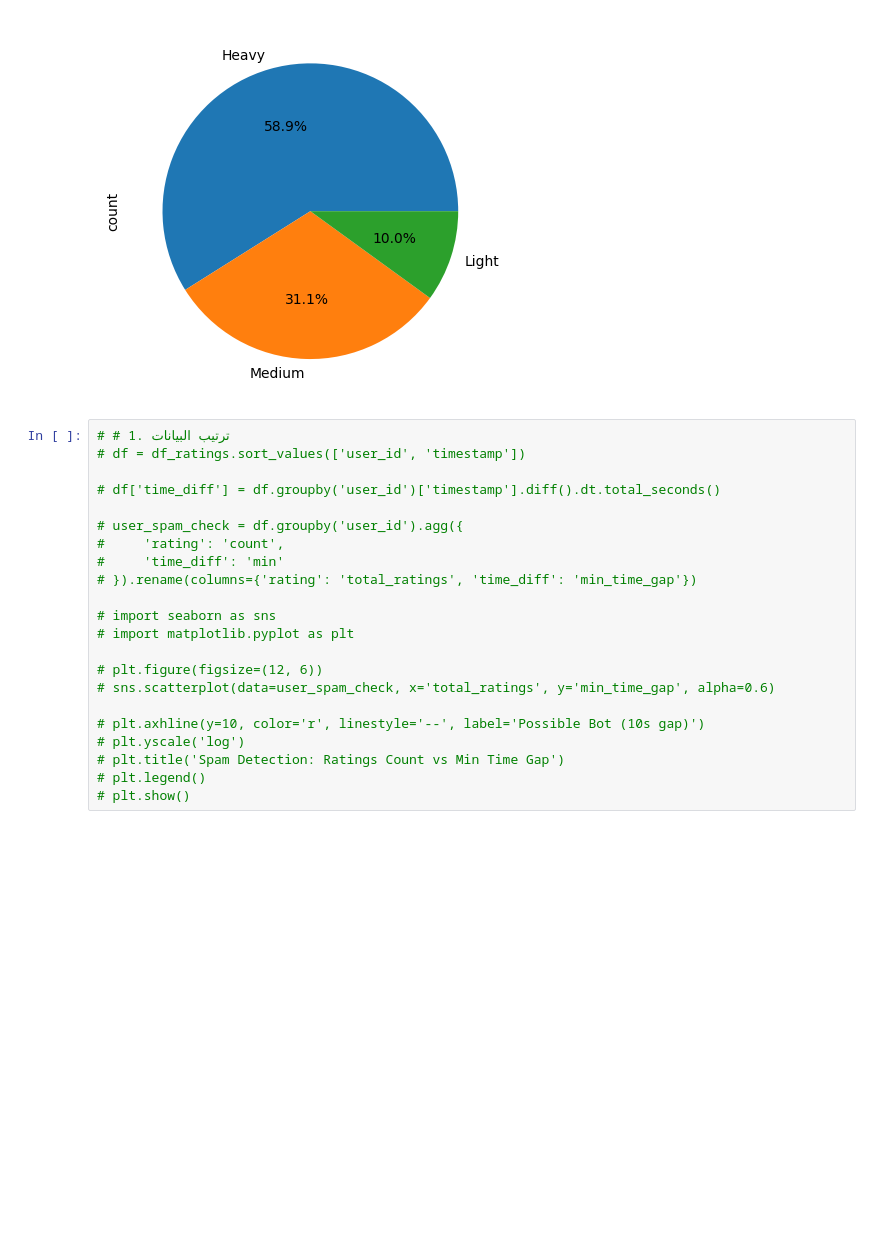
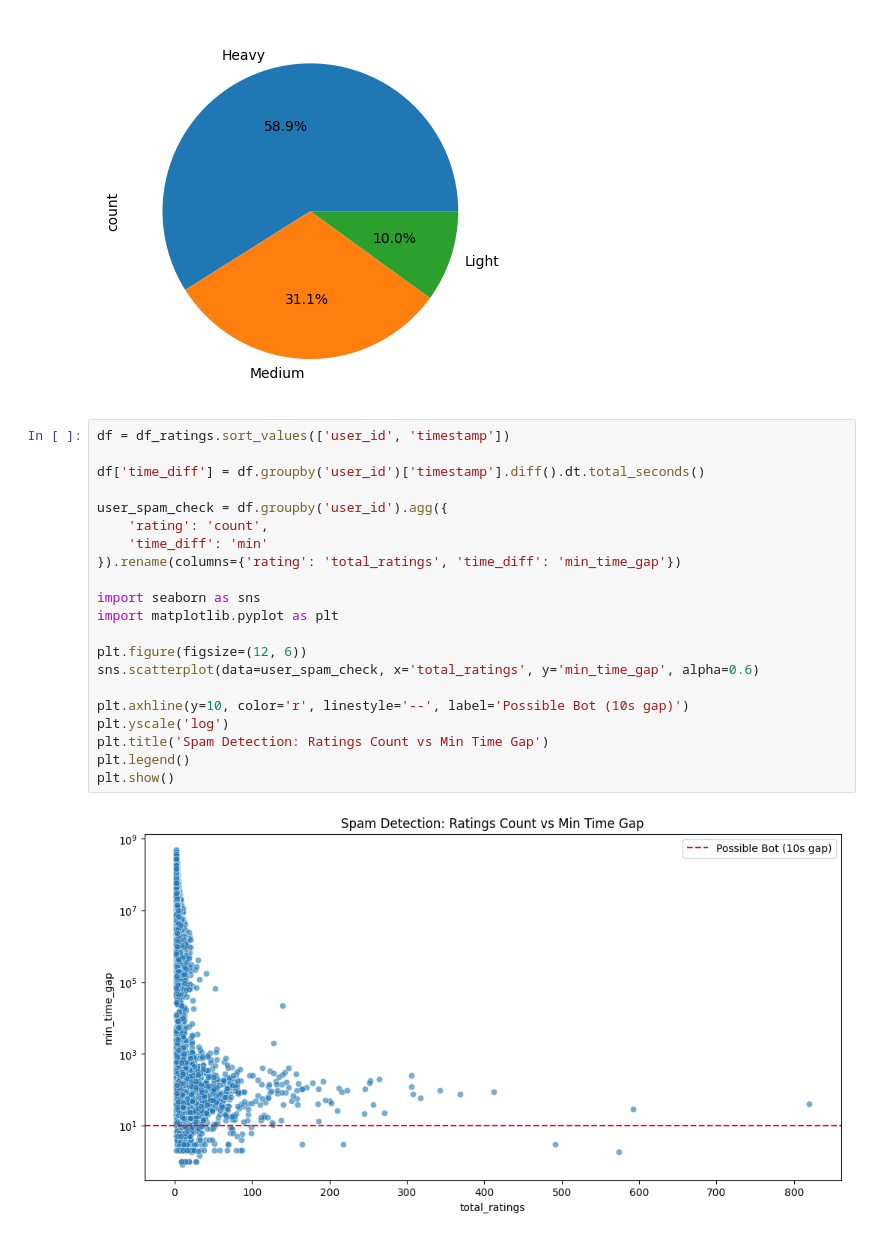
Before and after one commit to HossamAhmed119/Personalized-Recommendation-System-with-Feedback-Loop, a Jupyter notebook: notebooks/01_EDA.ipynb, the cells around one changed output. Cells and saved outputs as stored; diff of their text form; blank space fills up the shorter version.

Commit message:
feat: complete EDA with spam detection analysis

```diff
--- a/notebooks/01_EDA.ipynb
+++ b/notebooks/01_EDA.ipynb
@@ -479,24 +479,25 @@ df_ratings['user_segment'].value_counts().plot( kind='pie', autopct='%1.1f%%')
 <Axes: ylabel='count'>
 [figure]
 # %%
-# # 1. ترتيب البيانات
-# df = df_ratings.sort_values(['user_id', 'timestamp'])
+df = df_ratings.sort_values(['user_id', 'timestamp'])
 
-# df['time_diff'] = df.groupby('user_id')['timestamp'].diff().dt.total_seconds()
+df['time_diff'] = df.groupby('user_id')['timestamp'].diff().dt.total_seconds()
 
-# user_spam_check = df.groupby('user_id').agg({
-#     'rating': 'count',
-#     'time_diff': 'min'
-# }).rename(columns={'rating': 'total_ratings', 'time_diff': 'min_time_gap'})
+user_spam_check = df.groupby('user_id').agg({
+    'rating': 'count',
+    'time_diff': 'min'
+}).rename(columns={'rating': 'total_ratings', 'time_diff': 'min_time_gap'})
 
-# import seaborn as sns
-# import matplotlib.pyplot as plt
+import seaborn as sns
+import matplotlib.pyplot as plt
 
-# plt.figure(figsize=(12, 6))
-# sns.scatterplot(data=user_spam_check, x='total_ratings', y='min_time_gap', alpha=0.6)
+plt.figure(figsize=(12, 6))
+sns.scatterplot(data=user_spam_check, x='total_ratings', y='min_time_gap', alpha=0.6)
 
-# plt.axhline(y=10, color='r', linestyle='--', label='Possible Bot (10s gap)')
-# plt.yscale('log')
-# plt.title('Spam Detection: Ratings Count vs Min Time Gap')
-# plt.legend()
-# plt.show()
+plt.axhline(y=10, color='r', linestyle='--', label='Possible Bot (10s gap)')
+plt.yscale('log')
+plt.title('Spam Detection: Ratings Count vs Min Time Gap')
+plt.legend()
+plt.show()
+# %% [output]
+[figure, added]
```
Also changed, not shown: parts of 1 cell of this notebook.
